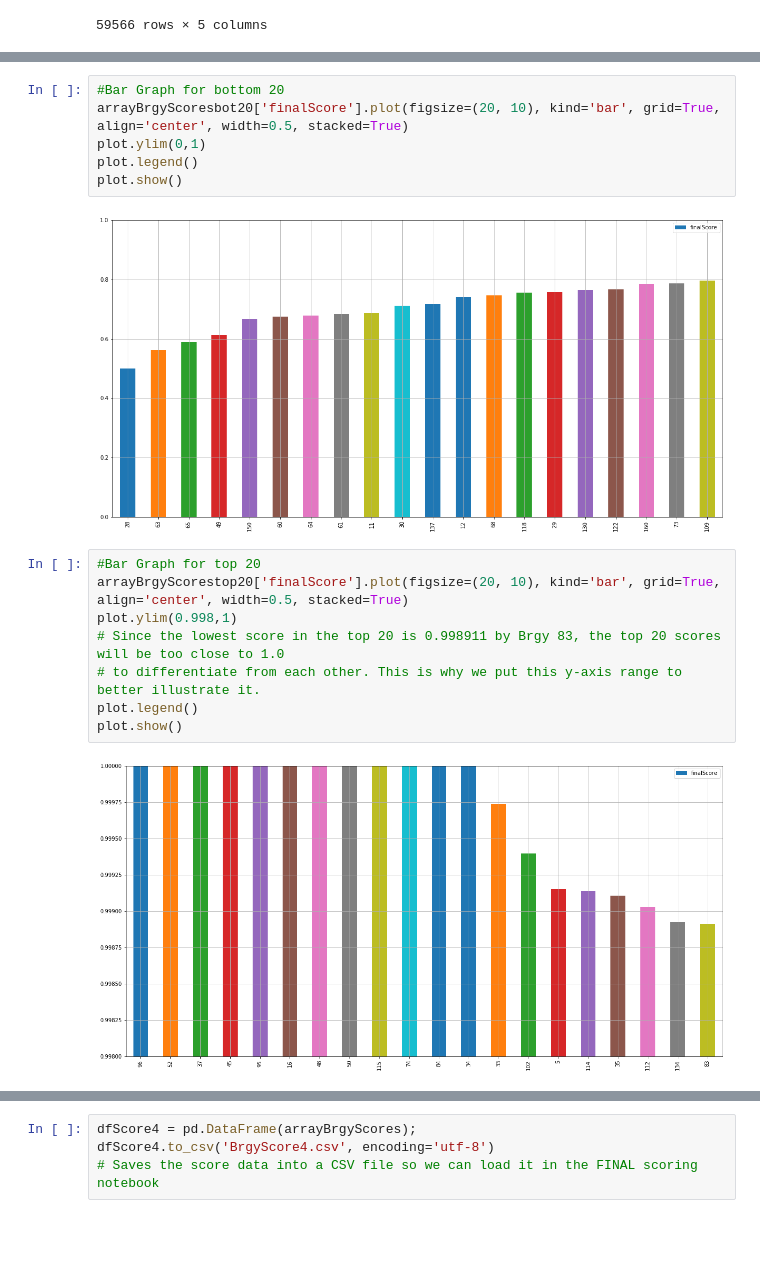
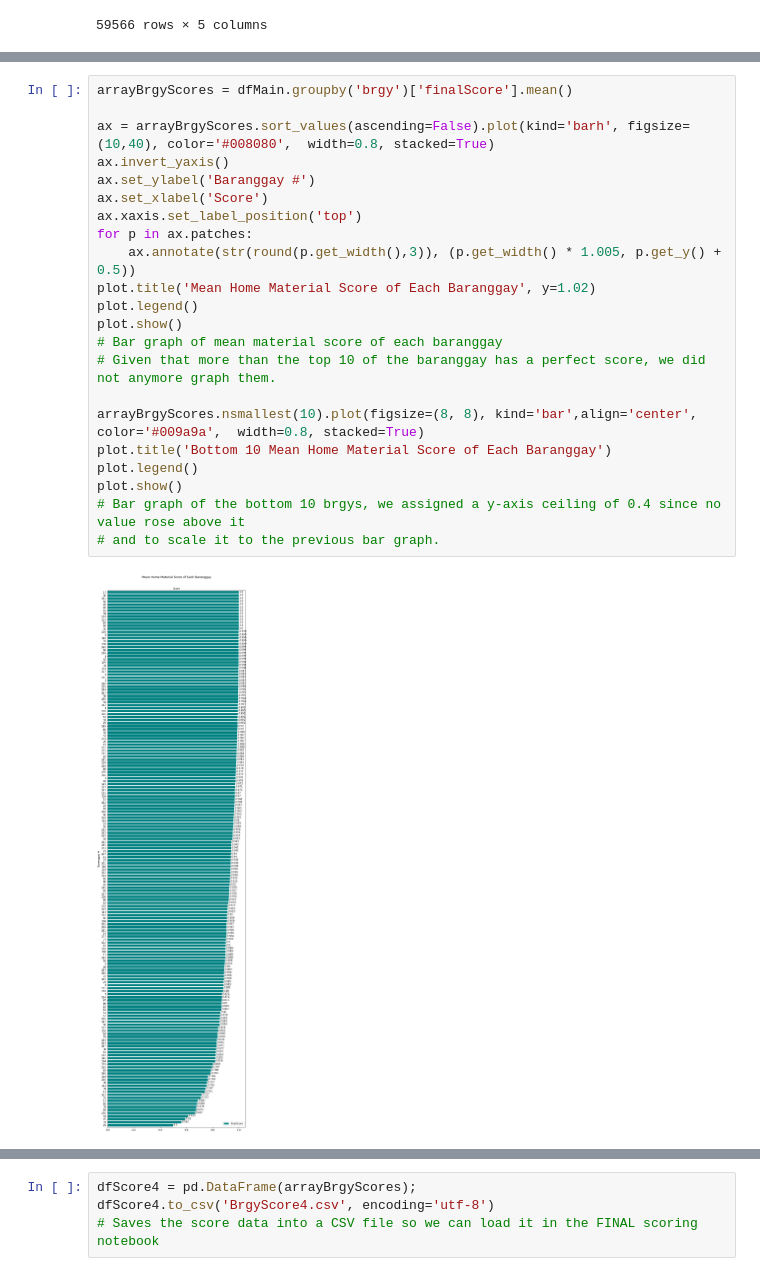
Before and after one commit to christianalderite/DATASCI-Final-Project, a Jupyter notebook: DATASCI Project Score 4.ipynb, the cells around one changed output, grey strips where cells are left out. Saved outputs shown, nothing was run; the diff lists cells and outputs as text; blank space fills up the shorter version.

```diff
--- a/DATASCI Project Score 4.ipynb
+++ b/DATASCI Project Score 4.ipynb
@@ -162,18 +96,24 @@ plot.show()
-# %%
-#Bar Graph for bottom 20
-arrayBrgyScoresbot20['finalScore'].plot(figsize=(20, 10), kind='bar', grid=True, align='center', width=0.5, stacked=True)
-plot.ylim(0,1)
-plot.legend()
-plot.show()
-# %% [output]
-[figure, removed]
-# %%
-#Bar Graph for top 20
-arrayBrgyScorestop20['finalScore'].plot(figsize=(20, 10), kind='bar', grid=True, align='center', width=0.5, stacked=True)
-plot.ylim(0.998,1)
-# Since the lowest score in the top 20 is 0.998911 by Brgy 83, the top 20 scores will be too close to 1.0
-# to differentiate from each other. This is why we put this y-axis range to better illustrate it.
-plot.legend()
-plot.show()
-# %% [output]
-[figure, removed]
+# %%
+arrayBrgyScores = dfMain.groupby('brgy')['finalScore'].mean()
+
+ax = arrayBrgyScores.sort_values(ascending=False).plot(kind='barh', figsize=(10,40), color='#008080',  width=0.8, stacked=True)
+ax.invert_yaxis()
+ax.set_ylabel('Baranggay #')
+ax.set_xlabel('Score')
+ax.xaxis.set_label_position('top')
+for p in ax.patches:
+    ax.annotate(str(round(p.get_width(),3)), (p.get_width() * 1.005, p.get_y() + 0.5))
+plot.title('Mean Home Material Score of Each Baranggay', y=1.02)
+plot.legend()
+plot.show()
+# Bar graph of mean material score of each baranggay
+# Given that more than the top 10 of the baranggay has a perfect score, we did not anymore graph them.
+
+arrayBrgyScores.nsmallest(10).plot(figsize=(8, 8), kind='bar',align='center', color='#009a9a',  width=0.8, stacked=True)
+plot.title('Bottom 10 Mean Home Material Score of Each Baranggay')
+plot.legend()
+plot.show()
+# Bar graph of the bottom 10 brgys, we assigned a y-axis ceiling of 0.4 since no value rose above it
+# and to scale it to the previous bar graph.
+# %% [output]
+[figure, added]
```
Also changed, not shown: parts of 5 cells of this notebook, 2 other files.
